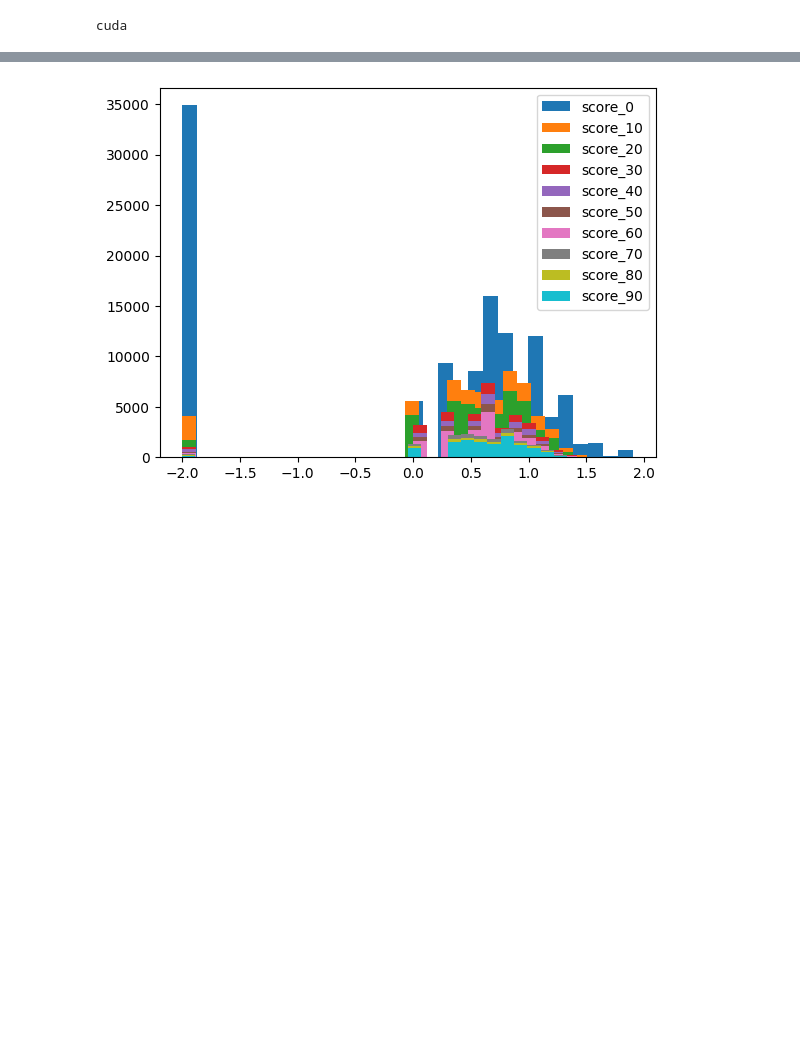
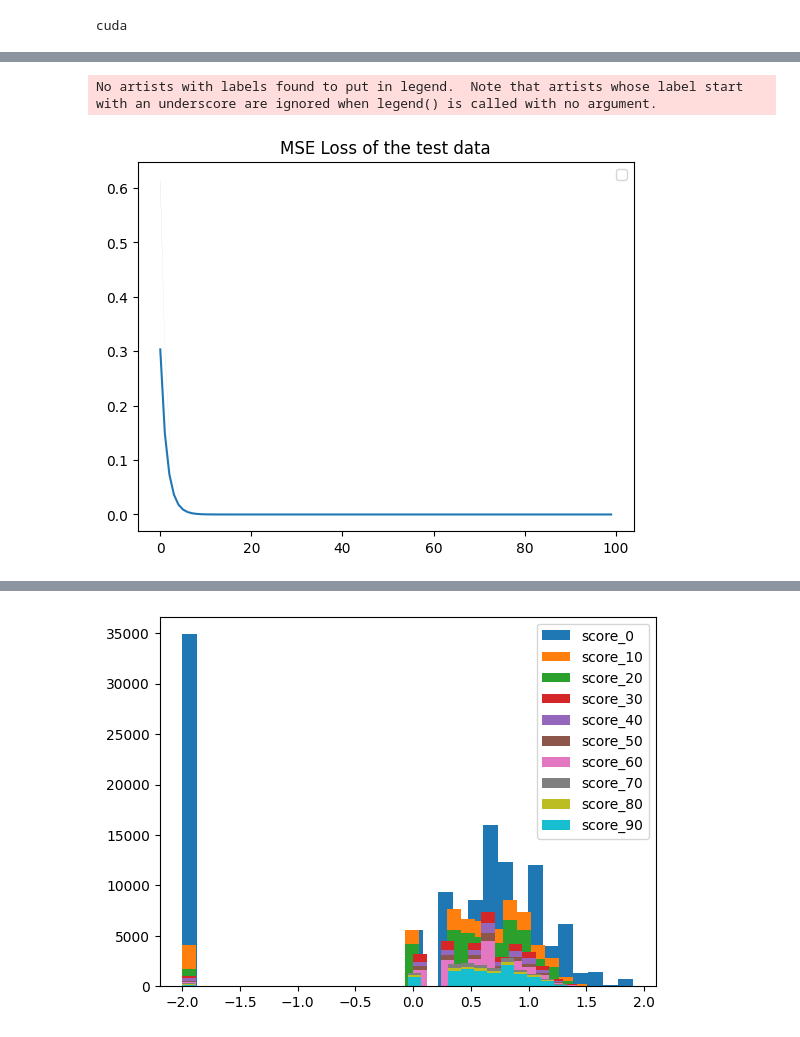
Before and after one commit to whitw/CAUBigdata, a Jupyter notebook: run.ipynb, the cells around one changed output, grey strips where cells are left out. Drawn from its saved outputs; the diff is of its cells as text; code cells hidden in the pictures; blank space fills up the shorter version.

```diff
--- a/run.ipynb
+++ b/run.ipynb
@@ -850 +887,9 @@ plt.show()
+# %%
+plt.title("MSE Loss of the test data")
+plt.plot(loss_test_epoch_mean)
+plt.fill_between(x=range(len(loss_test_epoch_mean)),y1=loss_test_epoch_mean+loss_test_epoch_std,y2=loss_train_epoch_mean-loss_train_epoch_std, alpha=0.5)
+plt.show()
+# %% [output]
+No artists with labels found to put in legend.  Note that artists whose label start with an underscore are ignored when legend() is called with no argument.
+[figure, added]
 # %%
```
Also changed, not shown: parts of 10 cells of this notebook.
